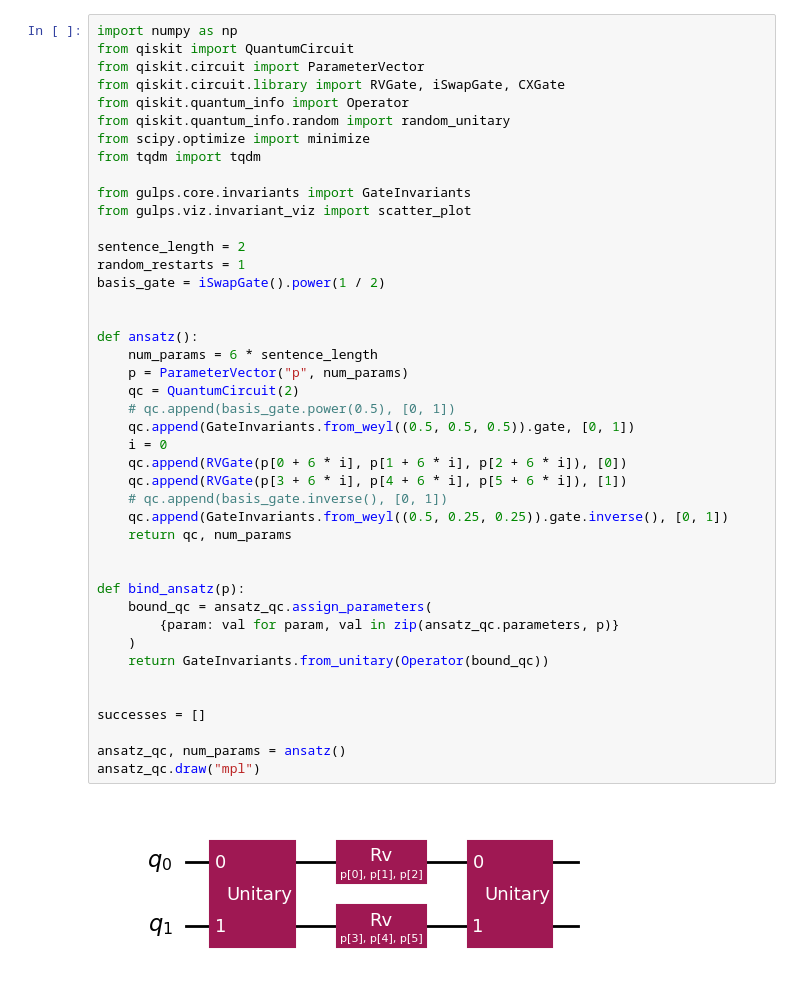
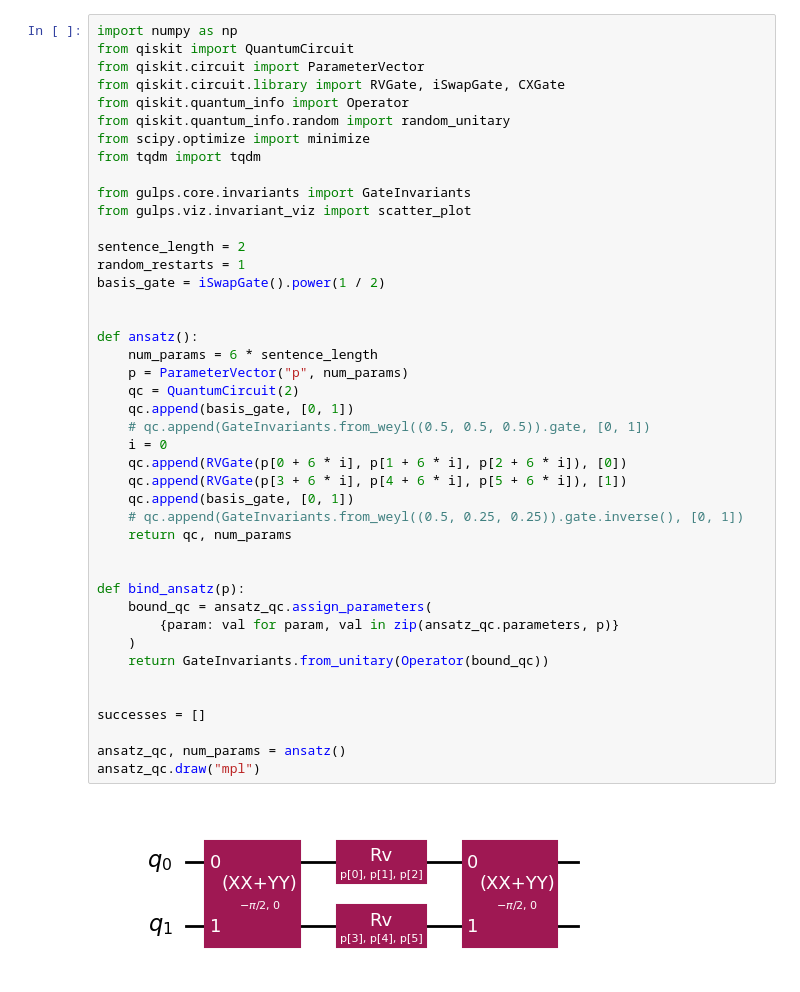
Before and after one commit to evmckinney9/gulps, a Jupyter notebook: src/notebooks/dev/dev_span.ipynb, the cells around one changed output. Drawn from its saved outputs; the diff is of its cells as text.

```diff
--- a/src/notebooks/dev/dev_span.ipynb
+++ b/src/notebooks/dev/dev_span.ipynb
@@ -11,38 +11,38 @@ from tqdm import tqdm
 from gulps.core.invariants import GateInvariants
 from gulps.viz.invariant_viz import scatter_plot
 
 sentence_length = 2
 random_restarts = 1
 basis_gate = iSwapGate().power(1 / 2)
 
 
 def ansatz():
     num_params = 6 * sentence_length
     p = ParameterVector("p", num_params)
     qc = QuantumCircuit(2)
-    # qc.append(basis_gate.power(0.5), [0, 1])
-    qc.append(GateInvariants.from_weyl((0.5, 0.5, 0.5)).gate, [0, 1])
+    qc.append(basis_gate, [0, 1])
+    # qc.append(GateInvariants.from_weyl((0.5, 0.5, 0.5)).gate, [0, 1])
     i = 0
     qc.append(RVGate(p[0 + 6 * i], p[1 + 6 * i], p[2 + 6 * i]), [0])
     qc.append(RVGate(p[3 + 6 * i], p[4 + 6 * i], p[5 + 6 * i]), [1])
-    # qc.append(basis_gate.inverse(), [0, 1])
-    qc.append(GateInvariants.from_weyl((0.5, 0.25, 0.25)).gate.inverse(), [0, 1])
+    qc.append(basis_gate, [0, 1])
+    # qc.append(GateInvariants.from_weyl((0.5, 0.25, 0.25)).gate.inverse(), [0, 1])
     return qc, num_params
 
 
 def bind_ansatz(p):
     bound_qc = ansatz_qc.assign_parameters(
         {param: val for param, val in zip(ansatz_qc.parameters, p)}
     )
     return GateInvariants.from_unitary(Operator(bound_qc))
 
 
 successes = []
 
 ansatz_qc, num_params = ansatz()
 ansatz_qc.draw("mpl")
 # %% [output]
-[figure, old version]
+[figure, new version]
 # %%
 def bind_ansatz(p):
     bound_qc = ansatz_qc.assign_parameters(
```
Also changed, not shown: parts of 5 cells of this notebook, 7 other files.
